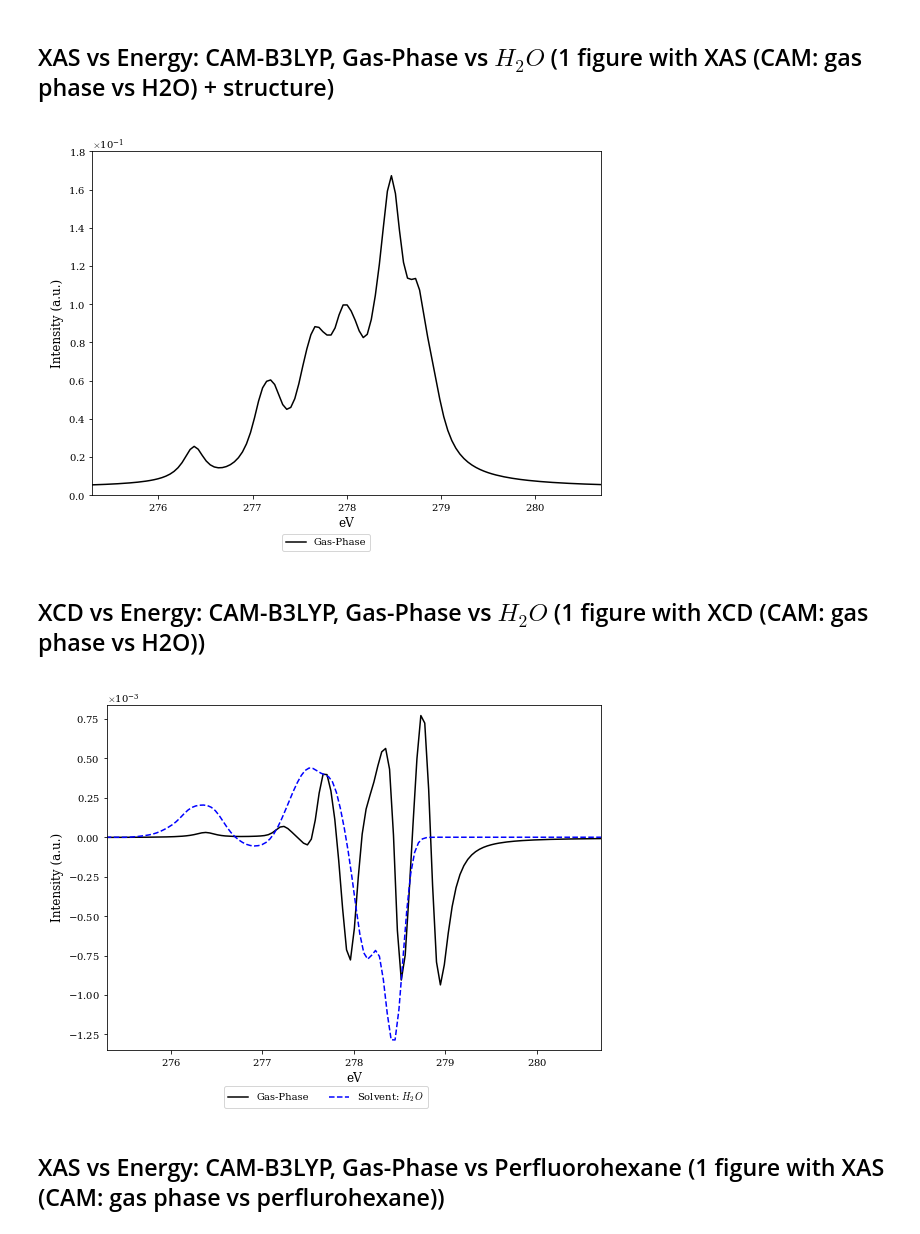
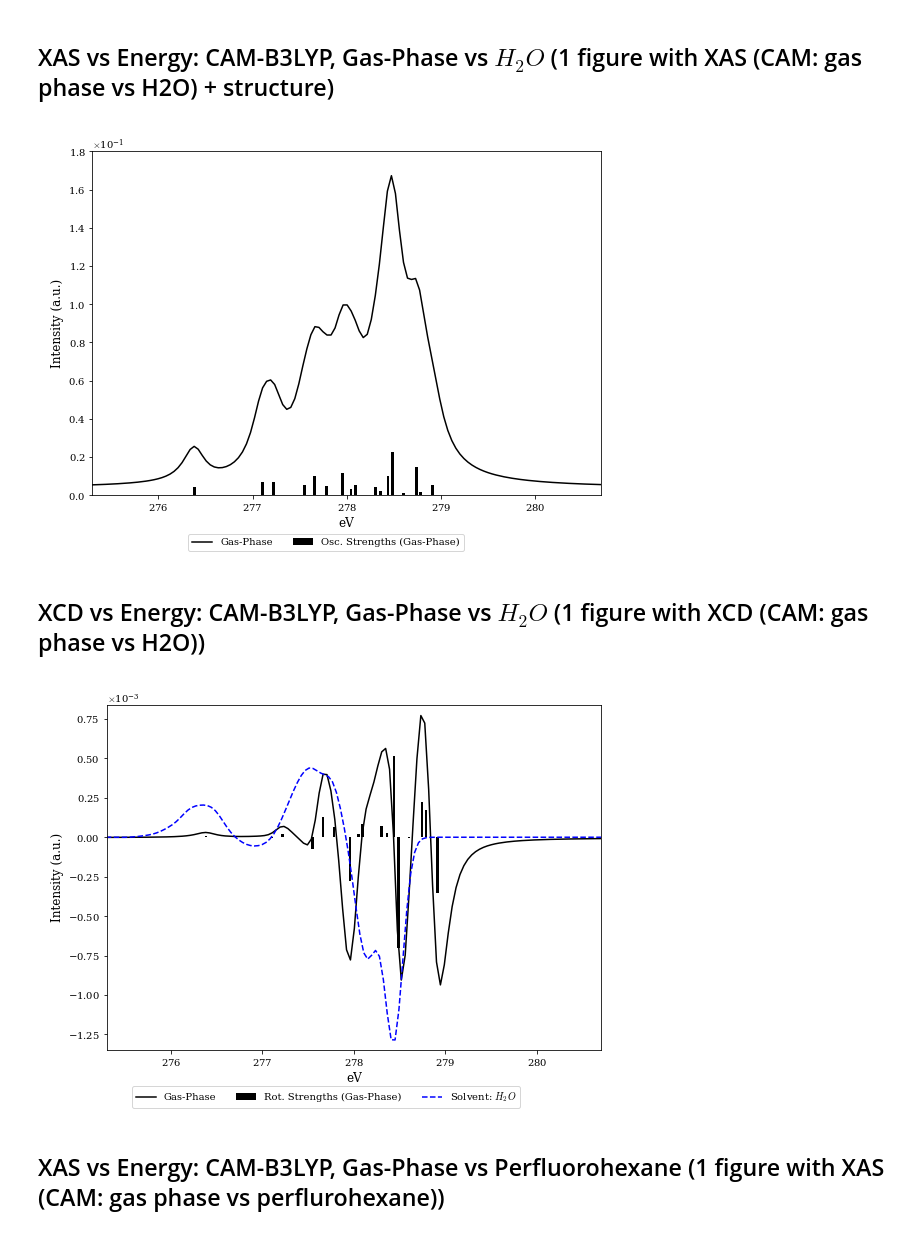
Before and after one commit to Spoksonat/article-xas-xncd, a Jupyter notebook: notebooks/plots.ipynb, the cells around one changed output. Saved outputs shown, nothing was run; the diff lists cells and outputs as text; code cells hidden in the pictures.

```diff
--- a/notebooks/plots.ipynb
+++ b/notebooks/plots.ipynb
@@ -118,6 +118,9 @@ data_gas_codiff = Spectrum(project=json_data["path_spectra_camb3lyp_gas_carbon_c
 E_gas_codiff = data_gas_codiff.av_CD_energy_eV
 xcd_gas_codiff = data_gas_codiff.av_CD_spectrum
 xas_gas_codiff = data_gas_codiff.av_lin_spectrum
+root_E_gas_codiff = data_gas_codiff.root_energies
+xas_sticks_gas_codiff = data_gas_codiff.oscillatory_strength
+xcd_sticks_gas_codiff = data_gas_codiff.rotatory_strength
 
 data_water_codiff_camb3lyp = np.genfromtxt(json_data["path_spectra_xcd_camb3lyp_water_carbon_codiff_pmm"])
 E_water_codiff_camb3lyp = data_water_codiff_camb3lyp[:,0]
@@ -131,6 +134,14 @@ line1, = ax.plot(
     label="Gas-Phase",
     color="black",
     linestyle="-",
+)
+
+bar_sticks = ax.bar(
+    root_E_gas_codiff,
+    xas_sticks_gas_codiff,
+    color="black",
+    width=0.03,
+    label="Osc. Strengths (Gas-Phase)",
 )
 
 #line2, = ax.plot(
@@ -150,21 +161,21 @@ ax.ticklabel_format(style="sci", axis="y", scilimits=(0, 0), useMathText=True)
 
 ax.set_ylim(0.0, 0.18)
 
-lines = [line1]
-labels = [line.get_label() for line in lines]
+handles = [line1, bar_sticks]
+labels = [h.get_label() for h in handles]
 fig.legend(
-    lines,
+    handles,
     labels,
     loc="lower center",
     bbox_to_anchor=(0.5, 0.0),
-    ncol=1,
+    ncol=2,
     frameon=True,
 )
 
 plt.tight_layout(rect=(0, 0.03, 1, 1))
 plt.show()
 # %% [output]
-[figure, old version]
+[figure, new version]
 # %% [markdown]
 ## XCD vs Energy: CAM-B3LYP, Gas-Phase vs $H_2O$ (1 figure with XCD (CAM: gas phase vs H2O))
 # %%
@@ -181,36 +192,44 @@ line2, = ax.plot(
     E_water_codiff_camb3lyp,
     xcd_water_codiff_camb3lyp*conv_factor_pmm_au_xcd,
     label=r"Solvent: $H_2O$",
     color="blue",
     linestyle="--",
 )
+
+bar_sticks = ax.bar(
+    root_E_gas_codiff,
+    xcd_sticks_gas_codiff*0.6,
+    color="black",
+    width=0.03,
+    label="Rot. Strengths (Gas-Phase)",
+)
 ax.set_xlim(275.3, 280.7)
 ax.set_xlabel("eV")
 ax.set_ylabel("Intensity (a.u.)")
 ax.ticklabel_format(style="plain", axis="x", useMathText=True)
 ax.ticklabel_format(style="sci", axis="y", scilimits=(0, 0), useMathText=True)
 
 # Single y-scale, centered at zero (same margin as before for both series).
 y1_lim = np.nanmax(np.abs(xcd_gas_codiff))
 y2_lim = np.nanmax(np.abs(xcd_water_codiff_camb3lyp*conv_factor_pmm_au_xcd))
 y_max = max(y1_lim, y2_lim)
 ax.set_ylim(-1.05 * y_max, 0.65 * y_max)
 
-lines = [line1, line2]
+lines = [line1, bar_sticks, line2]
 labels = [line.get_label() for line in lines]
 fig.legend(
     lines,
     labels,
     loc="lower center",
     bbox_to_anchor=(0.5, -0.005),
-    ncol=2,
+    ncol=3,
     frameon=True,
 )
 
 plt.tight_layout(rect=(0, 0.03, 1, 1))
 plt.show()
 # %% [output]
-[figure, old version]
+[figure, new version]
 # %% [markdown]
 ## XAS vs Energy: CAM-B3LYP, Gas-Phase vs Perfluorohexane (1 figure with XAS (CAM: gas phase vs perflurohexane))
 # %%
```
Also changed, not shown: parts of 12 cells of this notebook, 1 other file.
